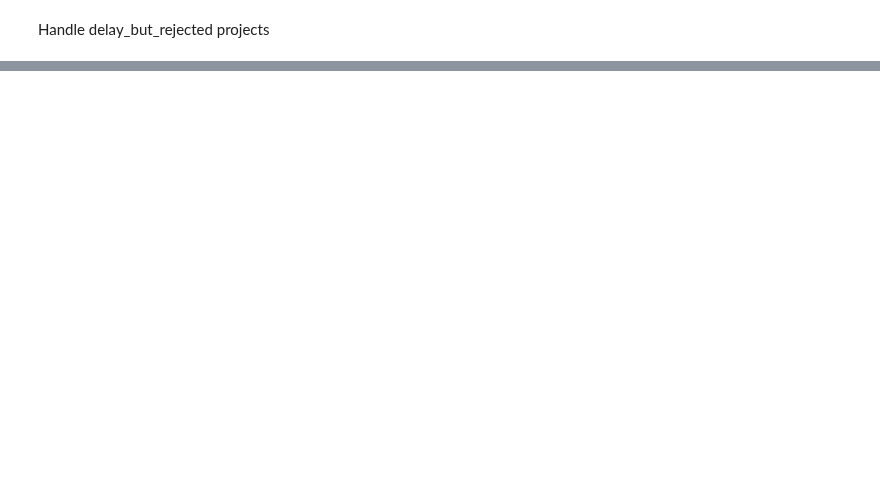
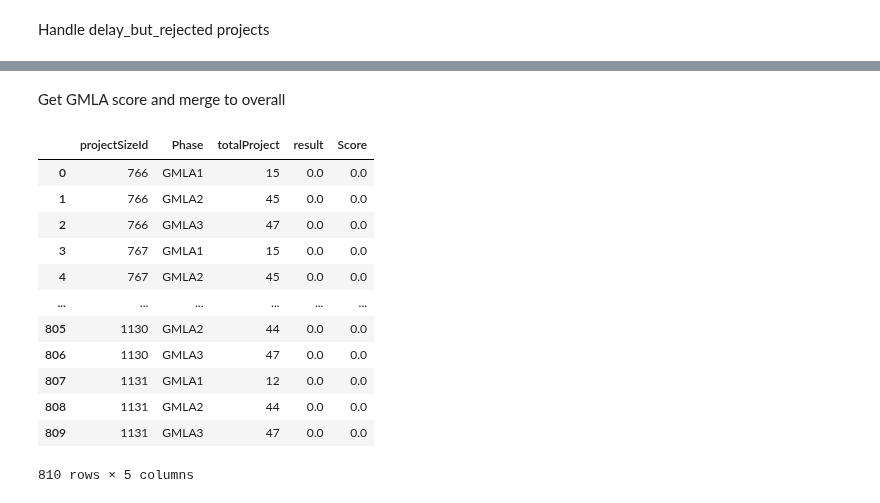
Before and after one commit to CPWRF/Projects, a Jupyter notebook: PRweb_GMLA_SQL/For Jessica/cklist_confrim.ipynb, the cells around one changed output, grey strips where cells are left out. Drawn from its saved outputs; the diff is of its cells as text; code cells hidden in the pictures; blank space fills up the shorter version.

```diff
--- a/PRweb_GMLA_SQL/For Jessica/cklist_confrim.ipynb
+++ b/PRweb_GMLA_SQL/For Jessica/cklist_confrim.ipynb
@@ -189,0 +108,12 @@ on_time = df.drop_duplicates(subset=['Project_Name','Phase']).sort_values(['Proj
+# %%
+server = 'T1-PE-SUPPORT'
+database = 'PR_WEB2'
+username = 'pieng'
+password = 'Q2iT5cwHJW3FH'
+cnxn = connect('DRIVER={SQL Server};SERVER='+server+';DATABASE='+database+';UID='+username+';PWD='+ password)
+cursor = cnxn.cursor()
+
+cklist_confirm = pd.read_sql(cklist_confirm_query, cnxn)
+project_schedule = pd.read_sql(project_schedule_query, cnxn, parse_dates='estCloseMeetingDate')
+cklist_issue = pd.read_sql(cklist_issue_query, cnxn)
+gmla_cklist = pd.read_sql(gmla_cklist_query, cnxn)
@@ -275,0 +219,25 @@ plt.savefig(os.getcwd()+'\on_time_tread')
+# %% [markdown]
+Get GMLA score and merge to overall
+# %%
+# Result 3 = complete, 1 = incomplete, 2 = yellow light, 0 = GMLA is open
+gmla_cklist.result = gmla_cklist.result.map({3:1, 1:0, 2:0})
+# Replace 3 as 1, 2, 1 as 0 , meaning 1 is complete, 0 is incomplete, to agg below
+gmla_score = gmla_cklist.groupby(['projectSizeId','Phase']).agg({'Phase':'count','result':'sum'})
+gmla_score.rename(columns={'Phase':'totalProject'}, inplace=True)
+gmla_score['Score'] = 100*(gmla_score.result / gmla_score.totalProject).round(4)
+gmla_score.reset_index(inplace=True)
+gmla_score
+# %% [output]
+|  | projectSizeId | Phase | totalProject | result | Score |
+| 0 | 766 | GMLA1 | 15 | 0.0 | 0.0 |
+| 1 | 766 | GMLA2 | 45 | 0.0 | 0.0 |
+| 2 | 766 | GMLA3 | 47 | 0.0 | 0.0 |
+| 3 | 767 | GMLA1 | 15 | 0.0 | 0.0 |
+| 4 | 767 | GMLA2 | 45 | 0.0 | 0.0 |
+| ... | ... | ... | ... | ... | ... |
+| 805 | 1130 | GMLA2 | 44 | 0.0 | 0.0 |
+| 806 | 1130 | GMLA3 | 47 | 0.0 | 0.0 |
+| 807 | 1131 | GMLA1 | 12 | 0.0 | 0.0 |
+| 808 | 1131 | GMLA2 | 44 | 0.0 | 0.0 |
+| 809 | 1131 | GMLA3 | 47 | 0.0 | 0.0 |
+810 rows × 5 columns
```
Also changed, not shown: parts of 86 cells of this notebook, 15 other files.
